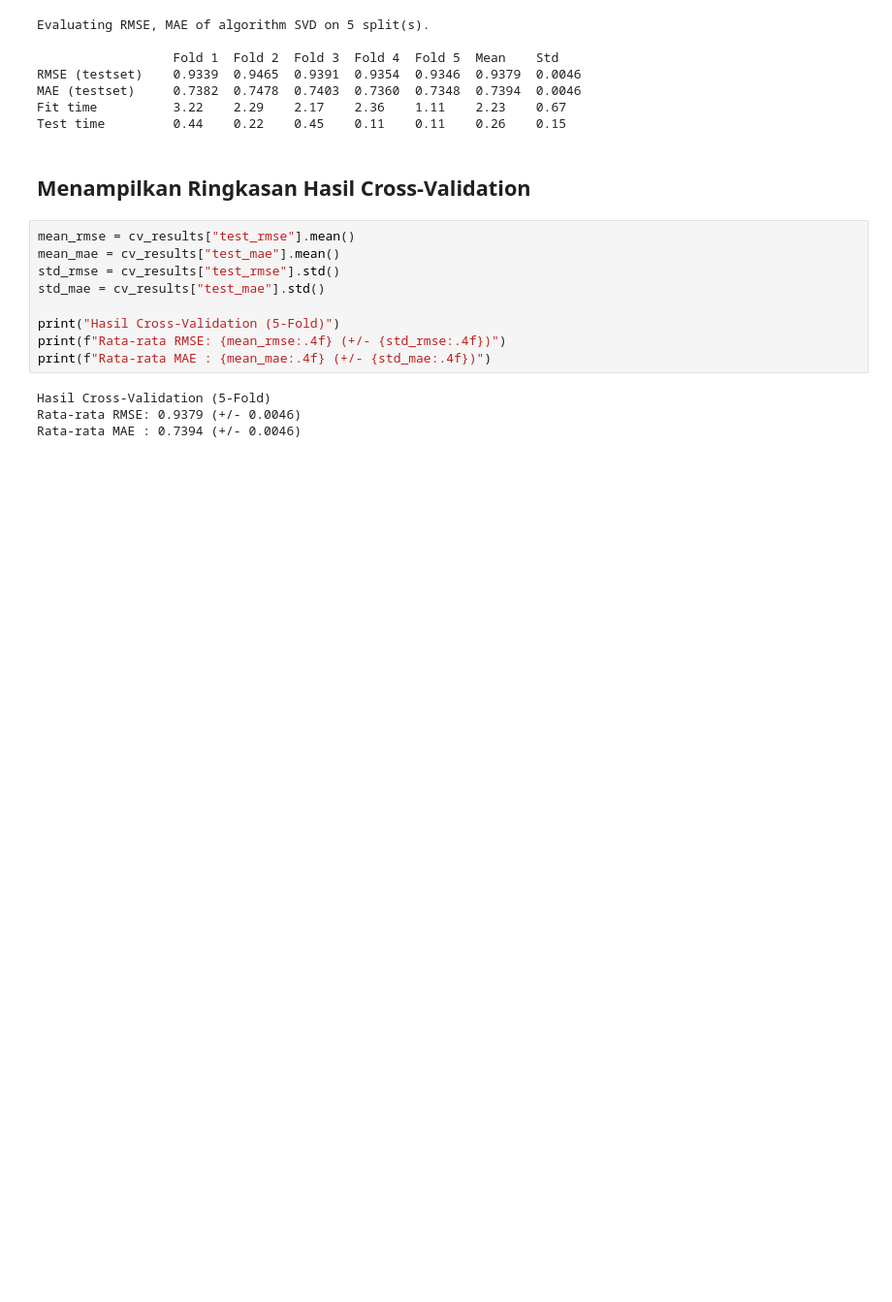
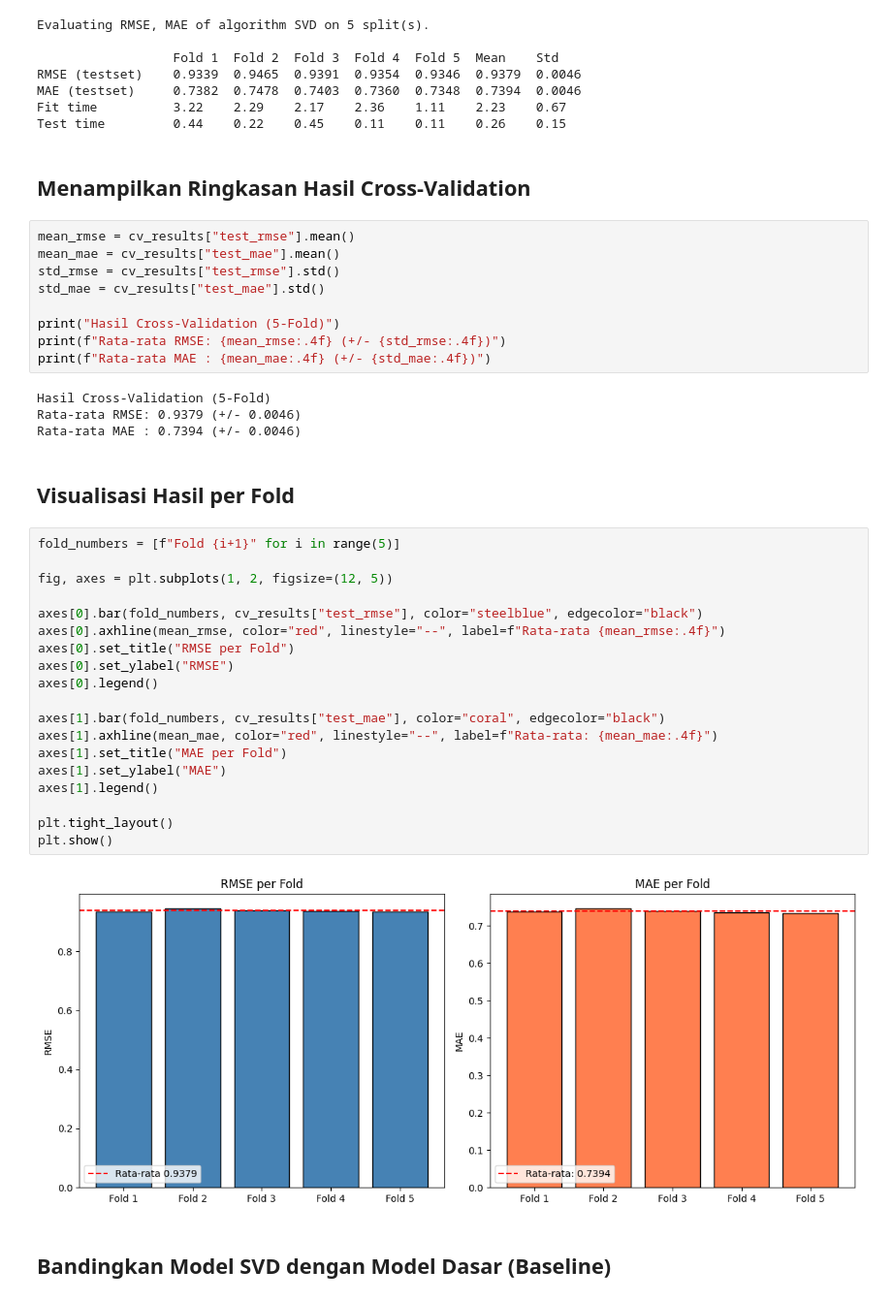
Before and after one commit to r021n/simple-machine-learing, a Jupyter notebook: Simple_Movie_Recommendation_System.ipynb, the cells around one changed output. Shown at 97% size. Saved outputs shown, nothing was run; the diff lists cells and outputs as text; blank space fills up the shorter version.

Commit message:
evaluate SVD model performance using RMSE, MAE, cross-validation, and baseline comparison

```diff
--- a/Simple_Movie_Recommendation_System.ipynb
+++ b/Simple_Movie_Recommendation_System.ipynb
@@ -578,3 +578,28 @@ print(f"Rata-rata MAE : {mean_mae:.4f} (+/- {std_mae:.4f})")
 Hasil Cross-Validation (5-Fold)
 Rata-rata RMSE: 0.9379 (+/- 0.0046)
 Rata-rata MAE : 0.7394 (+/- 0.0046)
+# %% [markdown]
+## Visualisasi Hasil per Fold
+# %%
+fold_numbers = [f"Fold {i+1}" for i in range(5)]
+
+fig, axes = plt.subplots(1, 2, figsize=(12, 5))
+
+axes[0].bar(fold_numbers, cv_results["test_rmse"], color="steelblue", edgecolor="black")
+axes[0].axhline(mean_rmse, color="red", linestyle="--", label=f"Rata-rata {mean_rmse:.4f}")
+axes[0].set_title("RMSE per Fold")
+axes[0].set_ylabel("RMSE")
+axes[0].legend()
+
+axes[1].bar(fold_numbers, cv_results["test_mae"], color="coral", edgecolor="black")
+axes[1].axhline(mean_mae, color="red", linestyle="--", label=f"Rata-rata: {mean_mae:.4f}")
+axes[1].set_title("MAE per Fold")
+axes[1].set_ylabel("MAE")
+axes[1].legend()
+
+plt.tight_layout()
+plt.show()
+# %% [output]
+[figure, added]
+# %% [markdown]
+## Bandingkan Model SVD dengan Model Dasar (Baseline)
```
Also changed, not shown: parts of 3 cells of this notebook.
